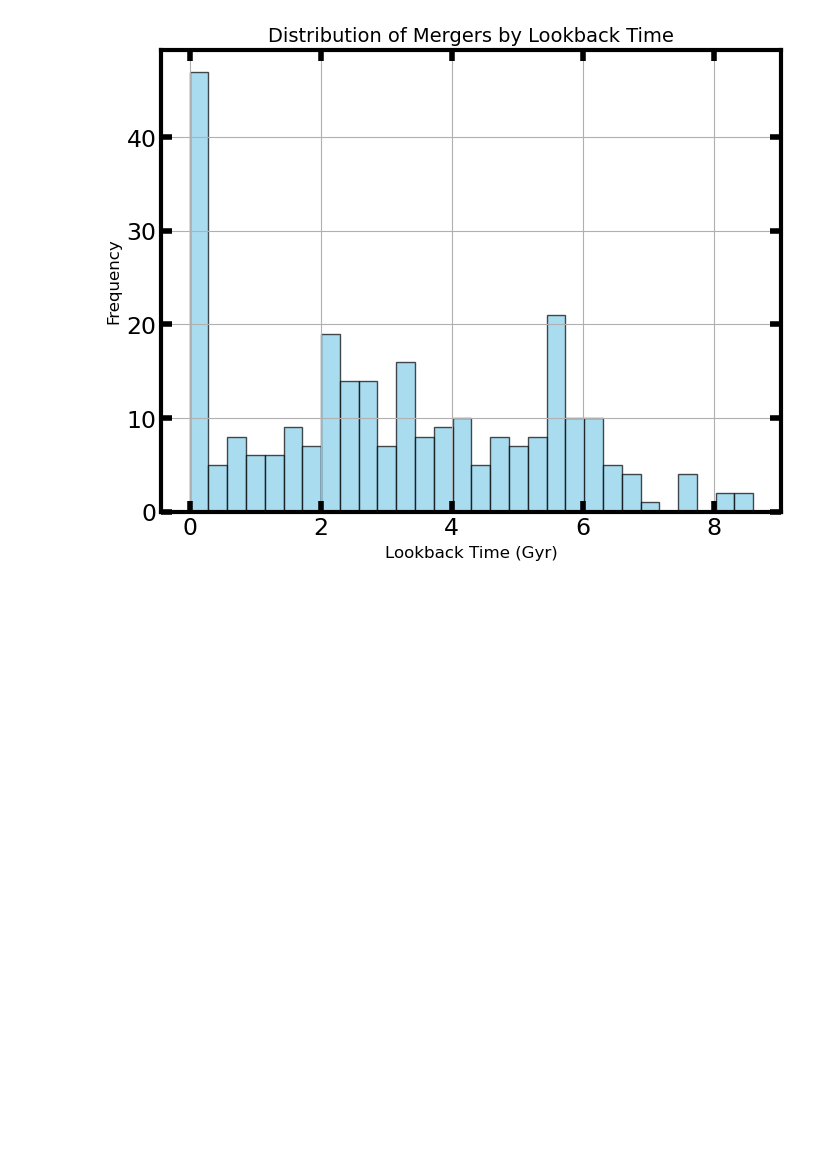
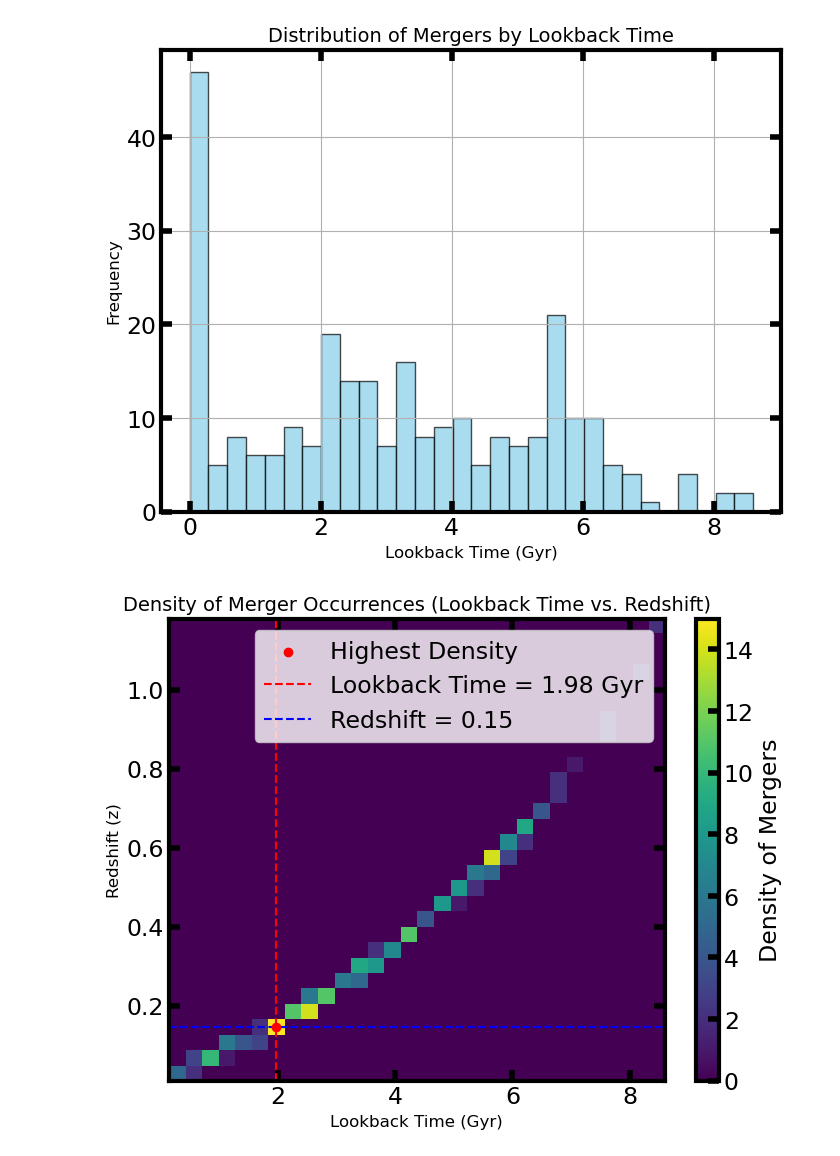
Before and after one commit to leighharwell/G-Waves, a Jupyter notebook: G-Waves.ipynb, the cells around one changed output. Drawn from its saved outputs; the diff is of its cells as text; code cells hidden in the pictures; blank space fills up the shorter version.

Commit message:
density of mergers based on lookback time

```diff
--- a/G-Waves.ipynb
+++ b/G-Waves.ipynb
@@ -388,3 +388,43 @@ plt.grid(True)
 plt.show()
 # %% [output]
 [figure]
+# %%
+
+# Ensure lookback time is calculated
+if 'lookback_time' not in df_events.columns:
+    from astropy.cosmology import Planck18 as cosmo
+    df_events['lookback_time'] = df_events['redshift'].apply(lambda z: cosmo.lookback_time(z).value)
+
+# Remove rows with NaN or infinite values in 'lookback_time' or 'redshift'
+df_cleaned = df_events.dropna(subset=['lookback_time', 'redshift'])
+df_cleaned = df_cleaned[np.isfinite(df_cleaned['lookback_time']) & np.isfinite(df_cleaned['redshift'])]
+
+# Create a 2D histogram (heatmap)
+heatmap, xedges, yedges = np.histogram2d(df_cleaned['lookback_time'], df_cleaned['redshift'], bins=(30, 30))
+
+# Find the bin with the highest density
+max_bin_index = np.unravel_index(np.argmax(heatmap), heatmap.shape)
+max_lookback_time = (xedges[max_bin_index[0]] + xedges[max_bin_index[0] + 1]) / 2
+max_redshift = (yedges[max_bin_index[1]] + yedges[max_bin_index[1] + 1]) / 2
+
+# Plot the heatmap
+plt.figure(figsize=(8, 6))
+plt.imshow(heatmap.T, origin='lower', aspect='auto', extent=[xedges[0], xedges[-1], yedges[0], yedges[-1]], cmap='viridis')
+plt.colorbar(label='Density of Mergers')
+
+# Add a marker at the highest density
+plt.scatter(max_lookback_time, max_redshift, color='red', label='Highest Density', zorder=5)
+
+# Optionally, add lines to highlight the region
+plt.axvline(max_lookback_time, color='red', linestyle='--', label=f'Lookback Time = {max_lookback_time:.2f} Gyr')
+plt.axhline(max_redshift, color='blue', linestyle='--', label=f'Redshift = {max_redshift:.2f}')
+
+# Add labels and title
+plt.xlabel('Lookback Time (Gyr)', fontsize=12)
+plt.ylabel('Redshift (z)', fontsize=12)
+plt.title('Density of Merger Occurrences (Lookback Time vs. Redshift)', fontsize=14)
+plt.legend()
+plt.grid(False)
+plt.show()
+# %% [output]
+[figure, added]
```
